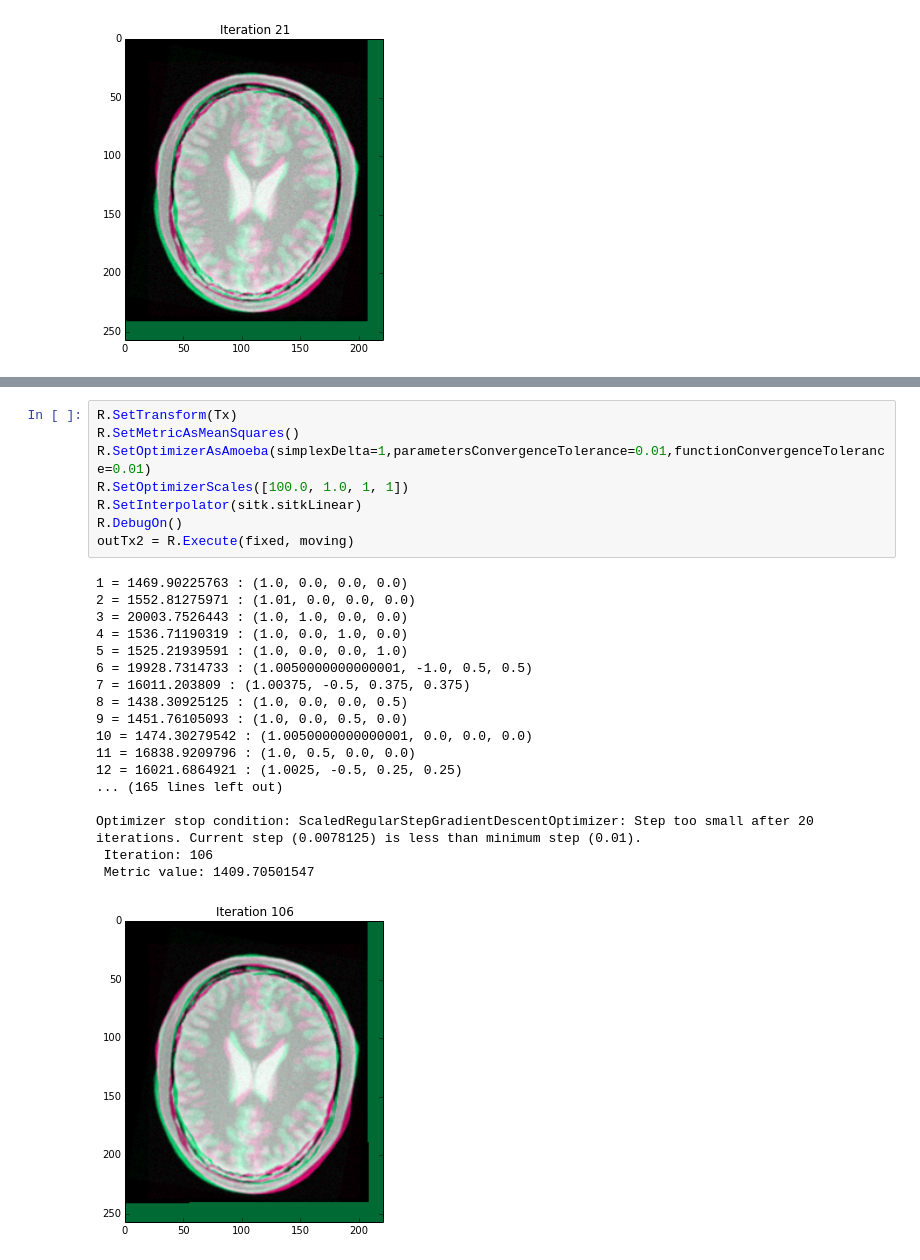
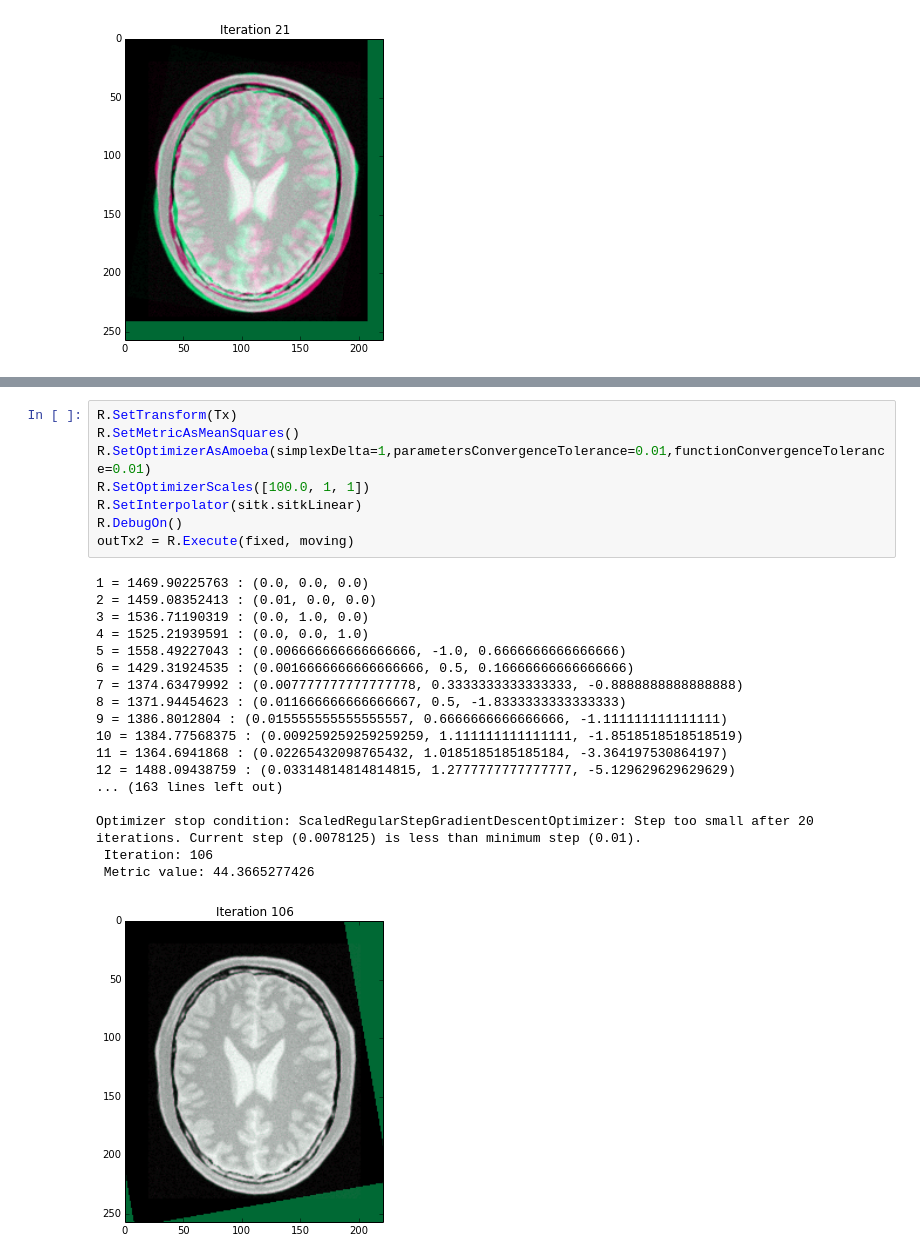
Before and after one commit to wenzhexue/SimpleITK-Notebooks, a Jupyter notebook: STRAW_Registration.ipynb, the cells around one changed output, grey strips where cells are left out. Cells and saved outputs as stored; diff of their text form.

```diff
--- a/STRAW_Registration.ipynb
+++ b/STRAW_Registration.ipynb
@@ -411,27 +409,27 @@ print(Tx.GetParameters())
 # %%
 R.SetTransform(Tx)
 R.SetMetricAsMeanSquares()
 R.SetOptimizerAsAmoeba(simplexDelta=1,parametersConvergenceTolerance=0.01,functionConvergenceTolerance=0.01)
-R.SetOptimizerScales([100.0, 1.0, 1, 1])
+R.SetOptimizerScales([100.0, 1, 1])
 R.SetInterpolator(sitk.sitkLinear)
 R.DebugOn()
 outTx2 = R.Execute(fixed, moving)
 # %% [output]
-1 = 1469.90225763 : (1.0, 0.0, 0.0, 0.0)
-2 = 1552.81275971 : (1.01, 0.0, 0.0, 0.0)
-3 = 20003.7526443 : (1.0, 1.0, 0.0, 0.0)
-4 = 1536.71190319 : (1.0, 0.0, 1.0, 0.0)
-5 = 1525.21939591 : (1.0, 0.0, 0.0, 1.0)
-6 = 19928.7314733 : (1.0050000000000001, -1.0, 0.5, 0.5)
-7 = 16011.203809 : (1.00375, -0.5, 0.375, 0.375)
-8 = 1438.30925125 : (1.0, 0.0, 0.0, 0.5)
-9 = 1451.76105093 : (1.0, 0.0, 0.5, 0.0)
-10 = 1474.30279542 : (1.0050000000000001, 0.0, 0.0, 0.0)
-11 = 16838.9209796 : (1.0, 0.5, 0.0, 0.0)
-12 = 16021.6864921 : (1.0025, -0.5, 0.25, 0.25)
-... (165 lines left out)
+1 = 1469.90225763 : (0.0, 0.0, 0.0)
+2 = 1459.08352413 : (0.01, 0.0, 0.0)
+3 = 1536.71190319 : (0.0, 1.0, 0.0)
+4 = 1525.21939591 : (0.0, 0.0, 1.0)
+5 = 1558.49227043 : (0.006666666666666666, -1.0, 0.6666666666666666)
+6 = 1429.31924535 : (0.0016666666666666666, 0.5, 0.16666666666666666)
+7 = 1374.63479992 : (0.007777777777777778, 0.3333333333333333, -0.8888888888888888)
+8 = 1371.94454623 : (0.011666666666666667, 0.5, -1.8333333333333333)
+9 = 1386.8012804 : (0.015555555555555557, 0.6666666666666666, -1.111111111111111)
+10 = 1384.77568375 : (0.009259259259259259, 1.111111111111111, -1.8518518518518519)
+11 = 1364.6941868 : (0.02265432098765432, 1.0185185185185184, -3.364197530864197)
+12 = 1488.09438759 : (0.03314814814814815, 1.2777777777777777, -5.129629629629629)
+... (163 lines left out)
 
 Optimizer stop condition: ScaledRegularStepGradientDescentOptimizer: Step too small after 20 iterations. Current step (0.0078125) is less than minimum step (0.01).
  Iteration: 106
- Metric value: 1409.70501547
+ Metric value: 44.3665277426
-[figure, old version]
+[figure, new version]
```
Also changed, not shown: parts of 13 cells of this notebook, 1 other file.
